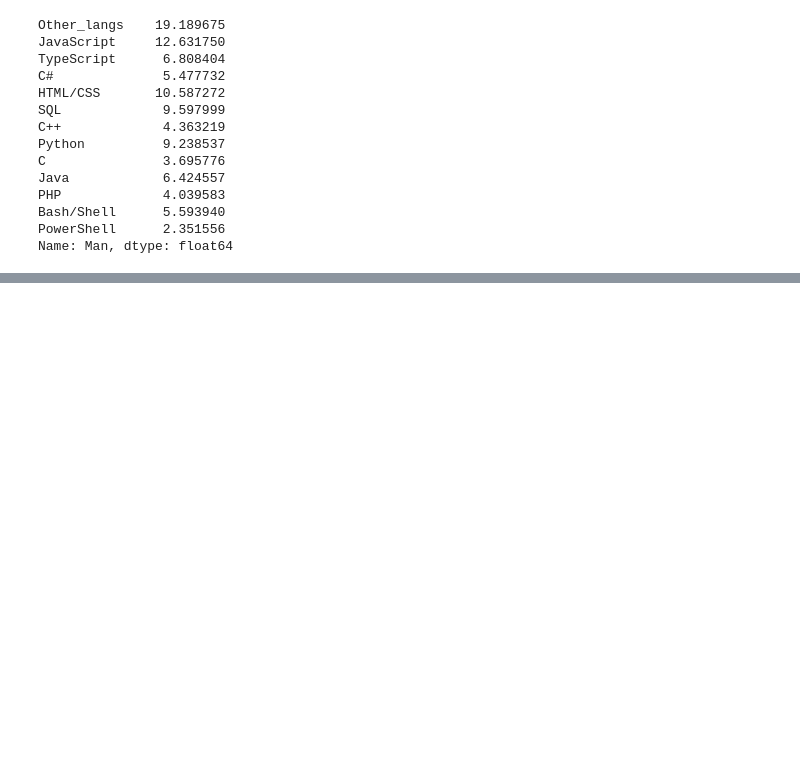
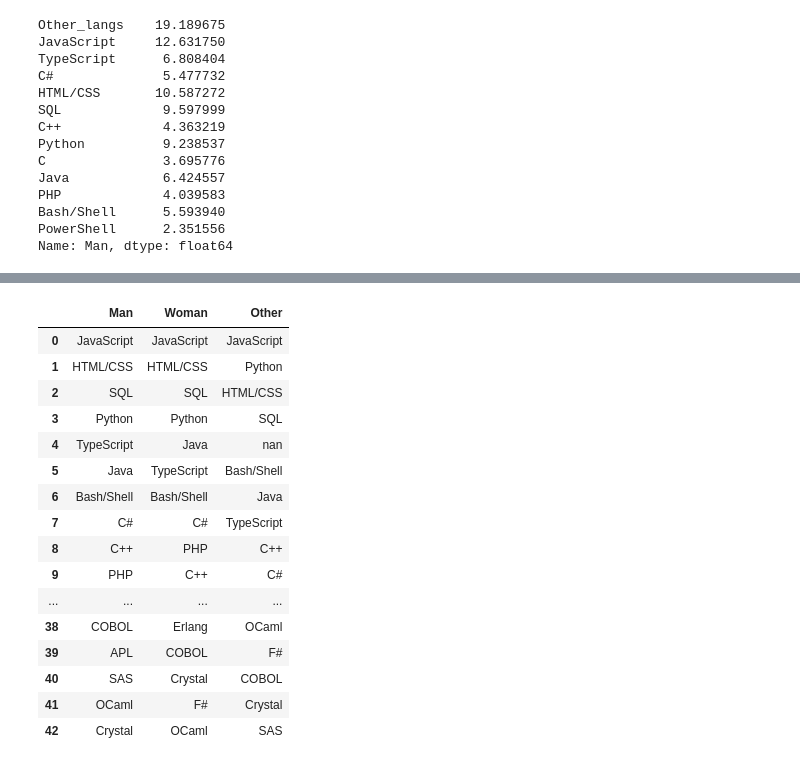
Before and after one commit to VictorSago/AWFinal5, a Jupyter notebook: scratch/genlangdataset.ipynb, the cells around one changed output, grey strips where cells are left out. Drawn from its saved outputs; the diff is of its cells as text; code cells hidden in the pictures; blank space fills up the shorter version.

Commit message:
Added a table df with langs ranked by popularity

```diff
--- a/scratch/genlangdataset.ipynb
+++ b/scratch/genlangdataset.ipynb
@@ -453,0 +494,28 @@ Name: Man, dtype: float64
+# %%
+d_tbl = {
+    "Man": [l[0] for l in gender_langs["Man"]["language_counter"].most_common()],
+    "Woman": [l[0] for l in gender_langs["Woman"]["language_counter"].most_common()],
+    "Other": [l[0] for l in gender_langs["Other"]["language_counter"].most_common()]
+}
+
+df_tbl = pd.DataFrame(d_tbl)
+
+df_tbl
+# %% [output]
+|  | Man | Woman | Other |
+| 0 | JavaScript | JavaScript | JavaScript |
+| 1 | HTML/CSS | HTML/CSS | Python |
+| 2 | SQL | SQL | HTML/CSS |
+| 3 | Python | Python | SQL |
+| 4 | TypeScript | Java | nan |
+| 5 | Java | TypeScript | Bash/Shell |
+| 6 | Bash/Shell | Bash/Shell | Java |
+| 7 | C# | C# | TypeScript |
+| 8 | C++ | PHP | C++ |
+| 9 | PHP | C++ | C# |
+| ... | ... | ... | ... |
+| 38 | COBOL | Erlang | OCaml |
+| 39 | APL | COBOL | F# |
+| 40 | SAS | Crystal | COBOL |
+| 41 | OCaml | F# | Crystal |
+| 42 | Crystal | OCaml | SAS |
```
Also changed, not shown: parts of 2 cells of this notebook, 13 other files.
